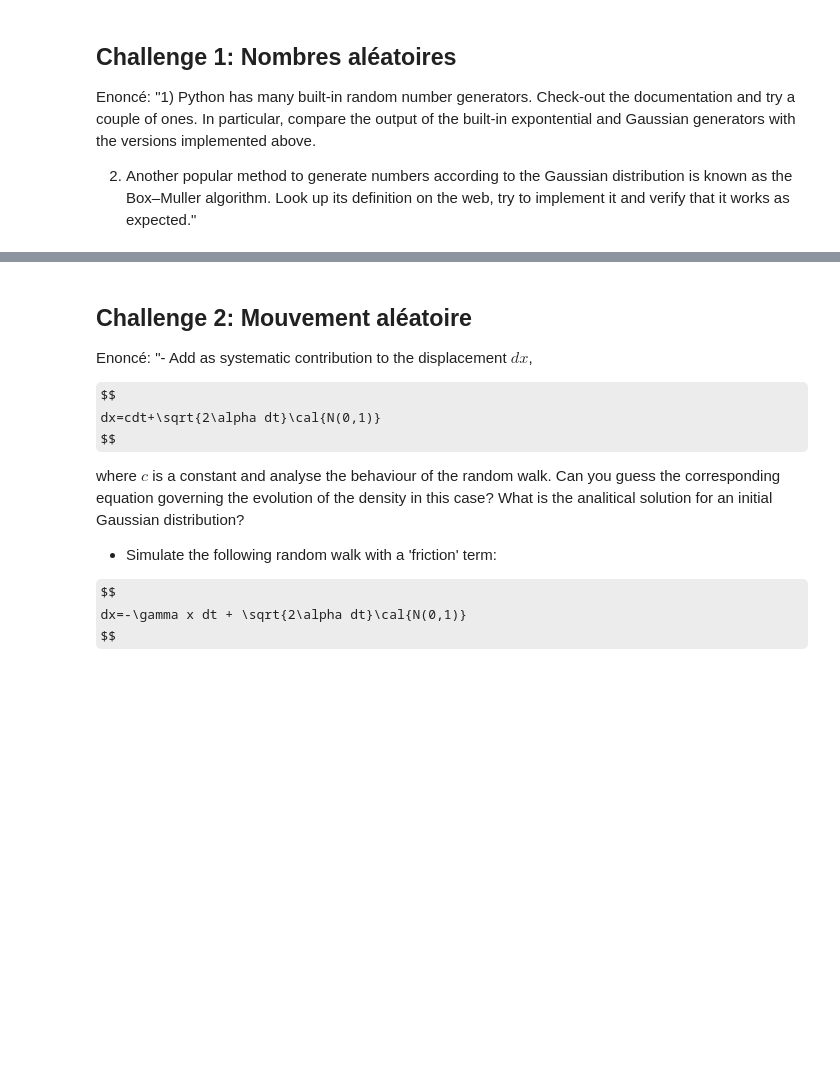
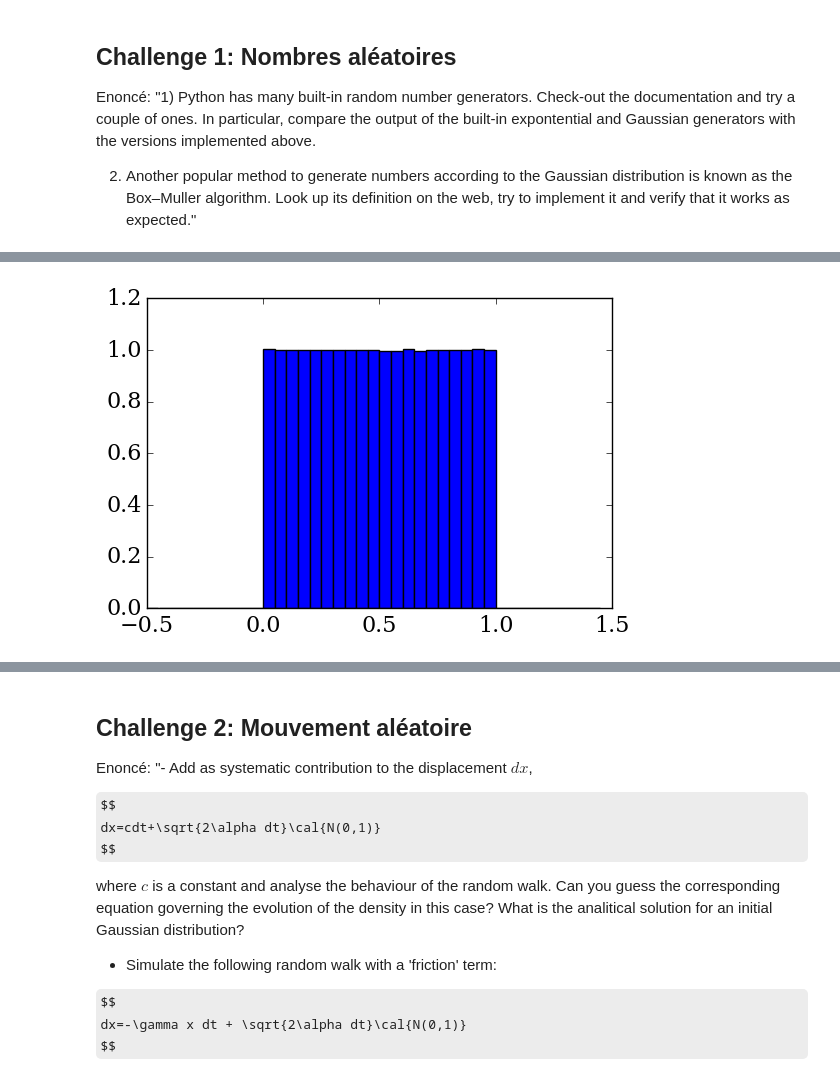
Before and after one commit to be-rays/Module6_MonteCarlo, a Jupyter notebook: MonteCarlo.ipynb, the cells around one changed output, grey strips where cells are left out. Drawn from its saved outputs; the diff is of its cells as text; code cells hidden in the pictures; some formulas as TeX source; blank space fills up the shorter version.

```diff
--- a/MonteCarlo.ipynb
+++ b/MonteCarlo.ipynb
@@ -20,0 +46,14 @@ Enoncé:
+# %%
+i=0
+u=numpy.zeros(10000000)
+v=numpy.zeros(10000000)
+while i<(len(u)) :
+    u[i]=(numpy.random.uniform(0,1))
+    v[i]=(numpy.random.uniform(0,1))
+    i+=1
+# %%
+binwidth=0.05
+pyplot.xlim(-0.5,1.5)
+pyplot.hist(u,bins=numpy.arange(-0.5,1.5, binwidth),normed=True);
+# %% [output]
+[figure, added]
```
Also changed, not shown: parts of 12 cells of this notebook.
